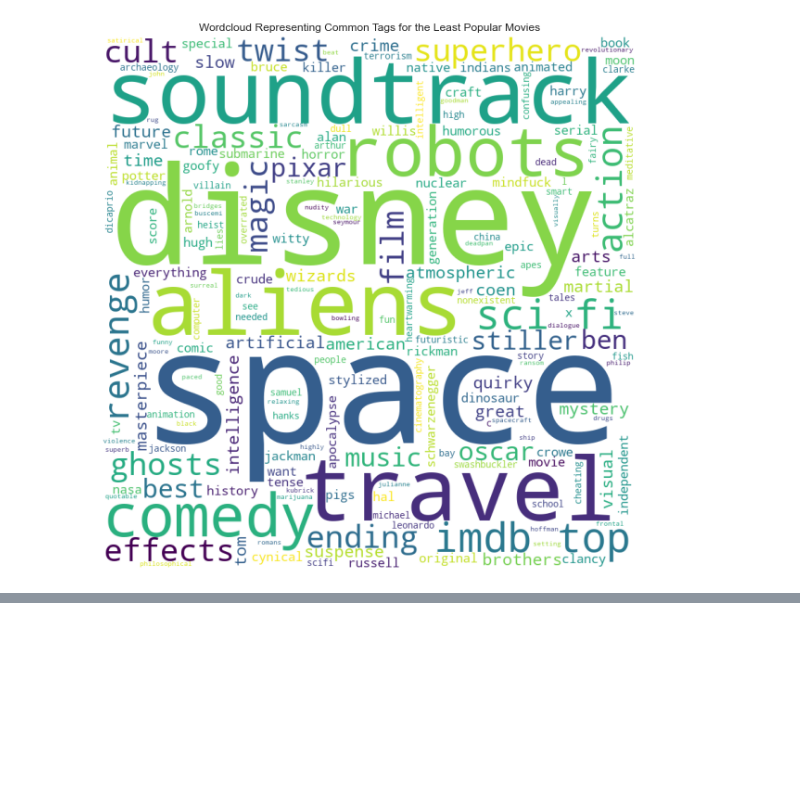
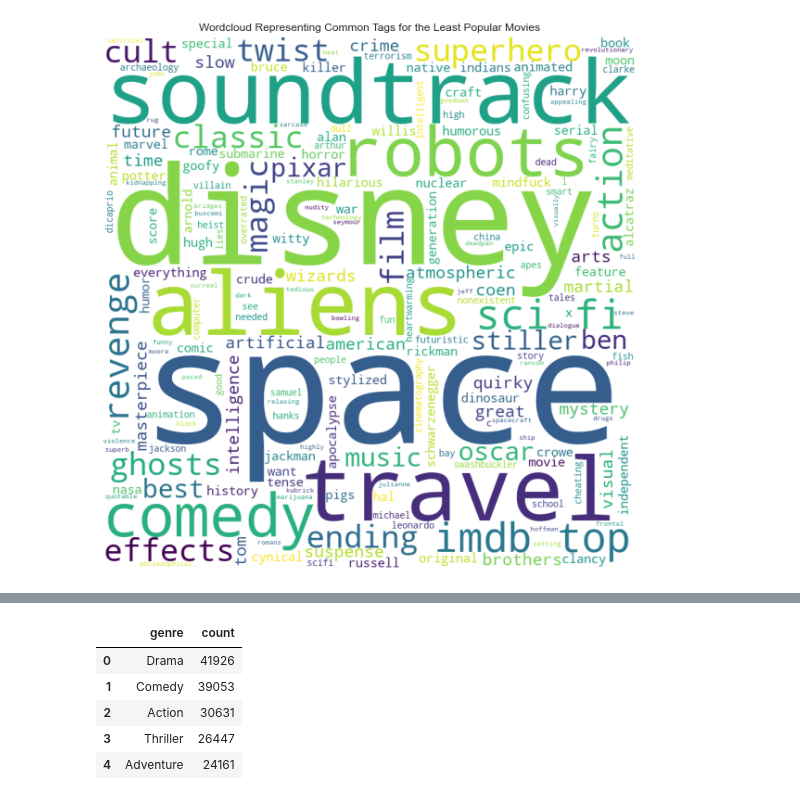
Before and after one commit to scummins00/CA4022-HIVE_PIG_MovieLens, a Jupyter notebook: jupyter notebook/assignment1_analysis.ipynb, the cells around one changed output, grey strips where cells are left out. Drawn from its saved outputs; the diff is of its cells as text; code cells hidden in the pictures; blank space fills up the shorter version.

```diff
--- a/jupyter notebook/assignment1_analysis.ipynb
+++ b/jupyter notebook/assignment1_analysis.ipynb
@@ -294,0 +336,11 @@ plt.show()
+# %%
+mov =pd.DataFrame.from_dict(d, orient='index', columns=['count']).sort_values(by='count', ascending=0).reset_index()
+mov.rename(columns={'index':'genre'}, inplace=True)
+mov.head()
+# %% [output]
+|  | genre | count |
+| 0 | Drama | 41926 |
+| 1 | Comedy | 39053 |
+| 2 | Action | 30631 |
+| 3 | Thriller | 26447 |
+| 4 | Adventure | 24161 |
```
Also changed, not shown: parts of 13 cells of this notebook.
